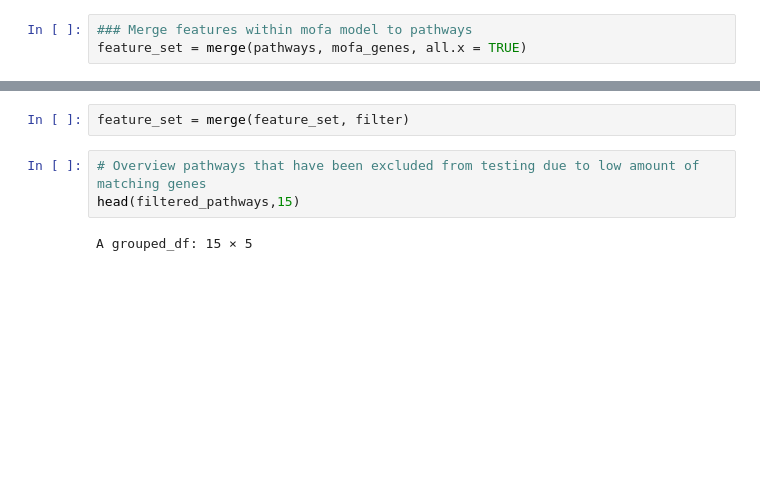
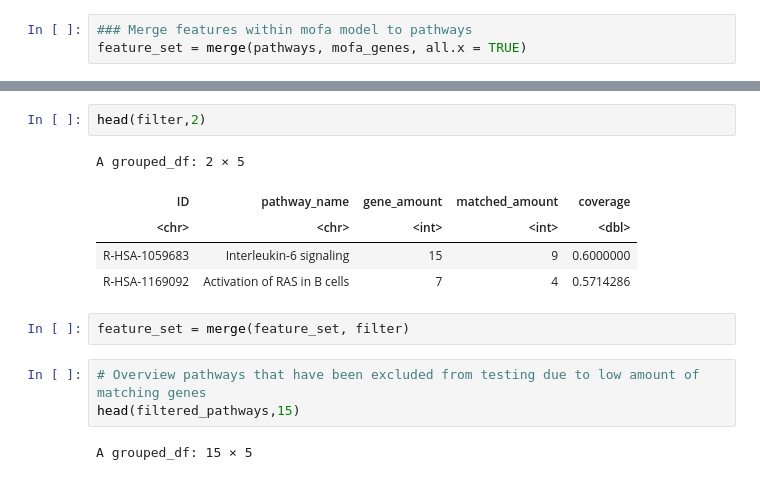
Before and after one commit to heiniglab/mofa_workflow, a Jupyter notebook: scripts/06_Downstream_Pathways.ipynb, the cells around one changed output, grey strips where cells are left out. Saved outputs shown, nothing was run; the diff lists cells and outputs as text; blank space fills up the shorter version.

```diff
--- a/scripts/06_Downstream_Pathways.ipynb
+++ b/scripts/06_Downstream_Pathways.ipynb
@@ -325,3 +306,11 @@ argument.
+# %%
+head(filter,2)
+# %% [output]
+A grouped_df: 2 × 5
+| ID | pathway_name | gene_amount | matched_amount | coverage |
+| <chr> | <chr> | <int> | <int> | <dbl> |
+| R-HSA-1059683 | Interleukin-6 signaling | 15 | 9 | 0.6000000 |
+| R-HSA-1169092 | Activation of RAS in B cells | 7 | 4 | 0.5714286 |
 # %%
 feature_set = merge(feature_set, filter)
 # %%
```
Also changed, not shown: parts of 33 cells of this notebook, 28 other files.
